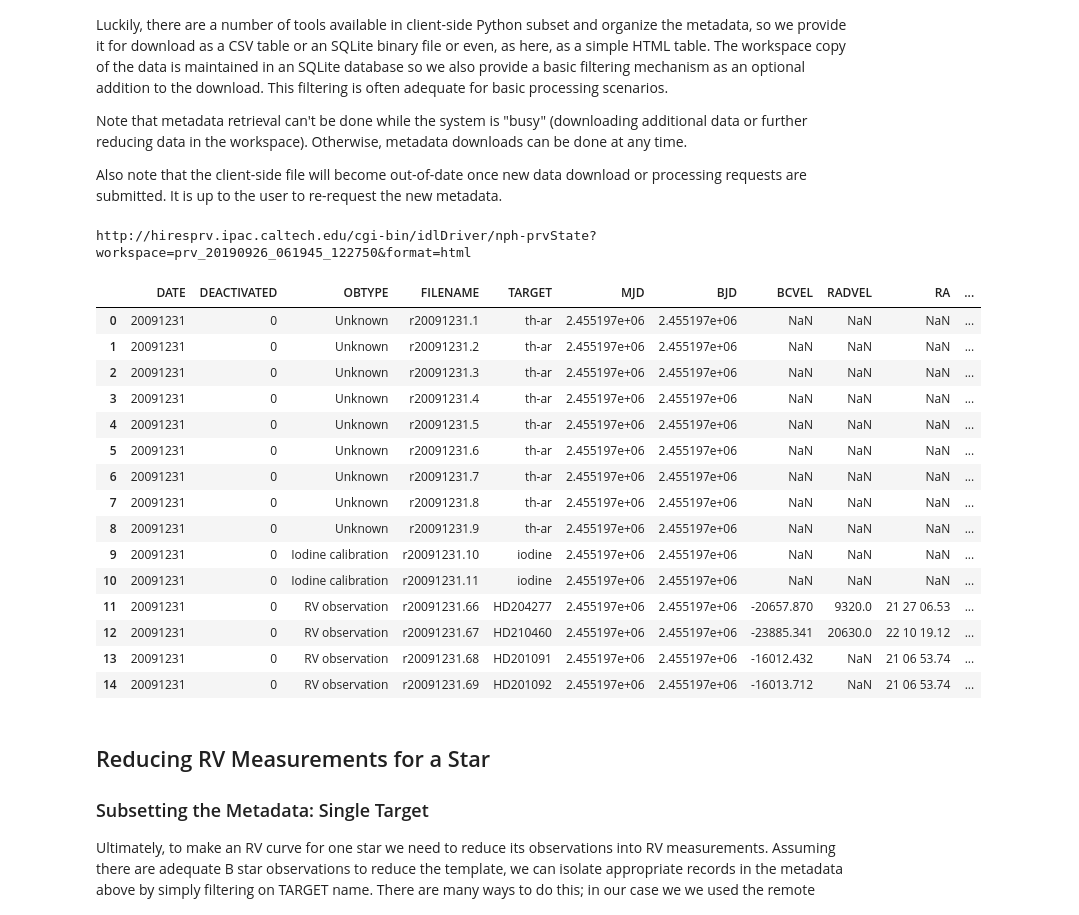
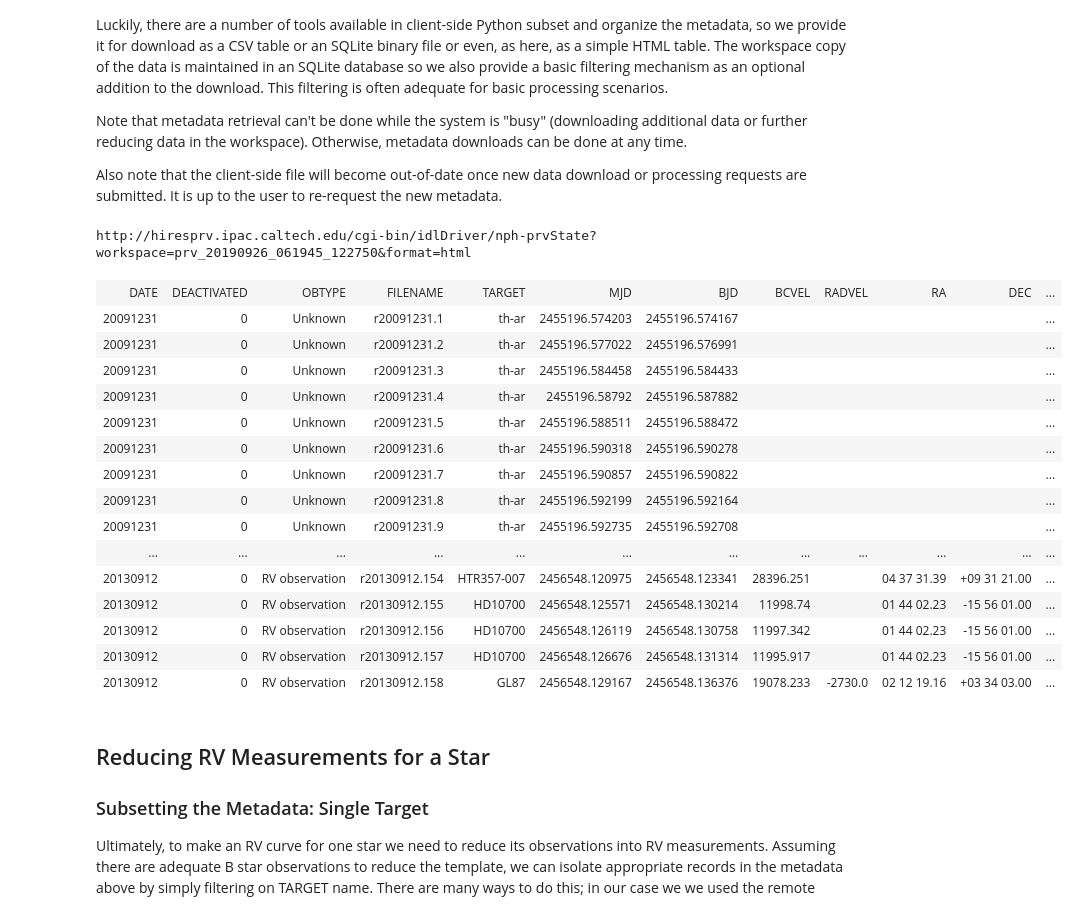
Before and after one commit to Caltech-IPAC/hiresprv, a Jupyter notebook: Jupyter/HIRES_PRV_Service.ipynb, the cells around one changed output. Drawn from its saved outputs; the diff is of its cells as text; code cells hidden in the pictures.

```diff
--- a/Jupyter/HIRES_PRV_Service.ipynb
+++ b/Jupyter/HIRES_PRV_Service.ipynb
@@ -96,31 +96,35 @@ Also note that the client-side file will become out-of-date once new data downlo
 # %%
 from hiresprv.database import Database
 import pandas as pd
 
 state = Database('prv.cookies')
 
 url = state.search()
-print(url)
+
 df = pd.read_html(url, header=0)[0]
 df.head(15)
+
+response = requests.get(url)
+print(url)
+display(HTML(response.text))
 # %% [output]
 http://hiresprv.ipac.caltech.edu/cgi-bin/idlDriver/nph-prvState?workspace=prv_20190926_061945_122750&format=html
-|  | DATE | DEACTIVATED | OBTYPE | FILENAME | TARGET | MJD | BJD | BCVEL | RADVEL | RA | ... |
-| 0 | 20091231 | 0 | Unknown | r20091231.1 | th-ar | 2.455197e+06 | 2.455197e+06 | NaN | NaN | NaN | ... |
-| 1 | 20091231 | 0 | Unknown | r20091231.2 | th-ar | 2.455197e+06 | 2.455197e+06 | NaN | NaN | NaN | ... |
-| 2 | 20091231 | 0 | Unknown | r20091231.3 | th-ar | 2.455197e+06 | 2.455197e+06 | NaN | NaN | NaN | ... |
-| 3 | 20091231 | 0 | Unknown | r20091231.4 | th-ar | 2.455197e+06 | 2.455197e+06 | NaN | NaN | NaN | ... |
-| 4 | 20091231 | 0 | Unknown | r20091231.5 | th-ar | 2.455197e+06 | 2.455197e+06 | NaN | NaN | NaN | ... |
-| 5 | 20091231 | 0 | Unknown | r20091231.6 | th-ar | 2.455197e+06 | 2.455197e+06 | NaN | NaN | NaN | ... |
-| 6 | 20091231 | 0 | Unknown | r20091231.7 | th-ar | 2.455197e+06 | 2.455197e+06 | NaN | NaN | NaN | ... |
-| 7 | 20091231 | 0 | Unknown | r20091231.8 | th-ar | 2.455197e+06 | 2.455197e+06 | NaN | NaN | NaN | ... |
-| 8 | 20091231 | 0 | Unknown | r20091231.9 | th-ar | 2.455197e+06 | 2.455197e+06 | NaN | NaN | NaN | ... |
-| 9 | 20091231 | 0 | Iodine calibration | r20091231.10 | iodine | 2.455197e+06 | 2.455197e+06 | NaN | NaN | NaN | ... |
-| 10 | 20091231 | 0 | Iodine calibration | r20091231.11 | iodine | 2.455197e+06 | 2.455197e+06 | NaN | NaN | NaN | ... |
-| 11 | 20091231 | 0 | RV observation | r20091231.66 | HD204277 | 2.455197e+06 | 2.455197e+06 | -20657.870 | 9320.0 | 21 27 06.53 | ... |
-| 12 | 20091231 | 0 | RV observation | r20091231.67 | HD210460 | 2.455197e+06 | 2.455197e+06 | -23885.341 | 20630.0 | 22 10 19.12 | ... |
-| 13 | 20091231 | 0 | RV observation | r20091231.68 | HD201091 | 2.455197e+06 | 2.455197e+06 | -16012.432 | NaN | 21 06 53.74 | ... |
-| 14 | 20091231 | 0 | RV observation | r20091231.69 | HD201092 | 2.455197e+06 | 2.455197e+06 | -16013.712 | NaN | 21 06 53.74 | ... |
+| DATE | DEACTIVATED | OBTYPE | FILENAME | TARGET | MJD | BJD | BCVEL | RADVEL | RA | DEC | ... |
+| 20091231 | 0 | Unknown | r20091231.1 | th-ar | 2455196.574203 | 2455196.574167 |  |  |  |  | ... |
+| 20091231 | 0 | Unknown | r20091231.2 | th-ar | 2455196.577022 | 2455196.576991 |  |  |  |  | ... |
+| 20091231 | 0 | Unknown | r20091231.3 | th-ar | 2455196.584458 | 2455196.584433 |  |  |  |  | ... |
+| 20091231 | 0 | Unknown | r20091231.4 | th-ar | 2455196.58792 | 2455196.587882 |  |  |  |  | ... |
+| 20091231 | 0 | Unknown | r20091231.5 | th-ar | 2455196.588511 | 2455196.588472 |  |  |  |  | ... |
+| 20091231 | 0 | Unknown | r20091231.6 | th-ar | 2455196.590318 | 2455196.590278 |  |  |  |  | ... |
+| 20091231 | 0 | Unknown | r20091231.7 | th-ar | 2455196.590857 | 2455196.590822 |  |  |  |  | ... |
+| 20091231 | 0 | Unknown | r20091231.8 | th-ar | 2455196.592199 | 2455196.592164 |  |  |  |  | ... |
+| 20091231 | 0 | Unknown | r20091231.9 | th-ar | 2455196.592735 | 2455196.592708 |  |  |  |  | ... |
+| ... | ... | ... | ... | ... | ... | ... | ... | ... | ... | ... | ... |
+| 20130912 | 0 | RV observation | r20130912.154 | HTR357-007 | 2456548.120975 | 2456548.123341 | 28396.251 |  | 04 37 31.39 | +09 31 21.00 | ... |
+| 20130912 | 0 | RV observation | r20130912.155 | HD10700 | 2456548.125571 | 2456548.130214 | 11998.74 |  | 01 44 02.23 | -15 56 01.00 | ... |
+| 20130912 | 0 | RV observation | r20130912.156 | HD10700 | 2456548.126119 | 2456548.130758 | 11997.342 |  | 01 44 02.23 | -15 56 01.00 | ... |
+| 20130912 | 0 | RV observation | r20130912.157 | HD10700 | 2456548.126676 | 2456548.131314 | 11995.917 |  | 01 44 02.23 | -15 56 01.00 | ... |
+| 20130912 | 0 | RV observation | r20130912.158 | GL87 | 2456548.129167 | 2456548.136376 | 19078.233 | -2730.0 | 02 12 19.16 | +03 34 03.00 | ... |
 # %% [markdown]
 ## Reducing RV Measurements for a Star
 
```
Also changed, not shown: parts of 2 cells of this notebook, 3 other files.
